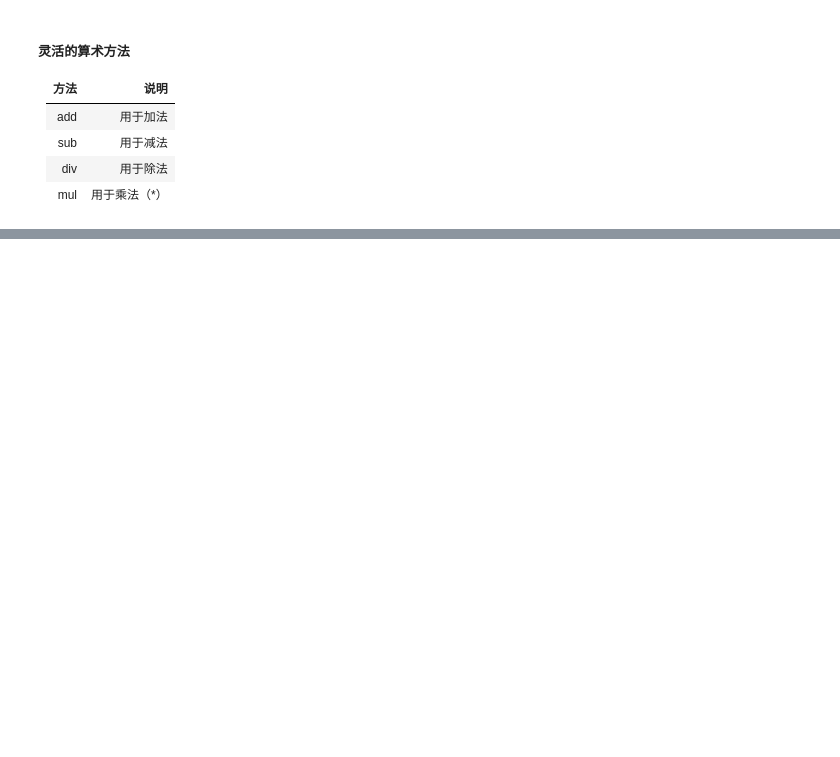
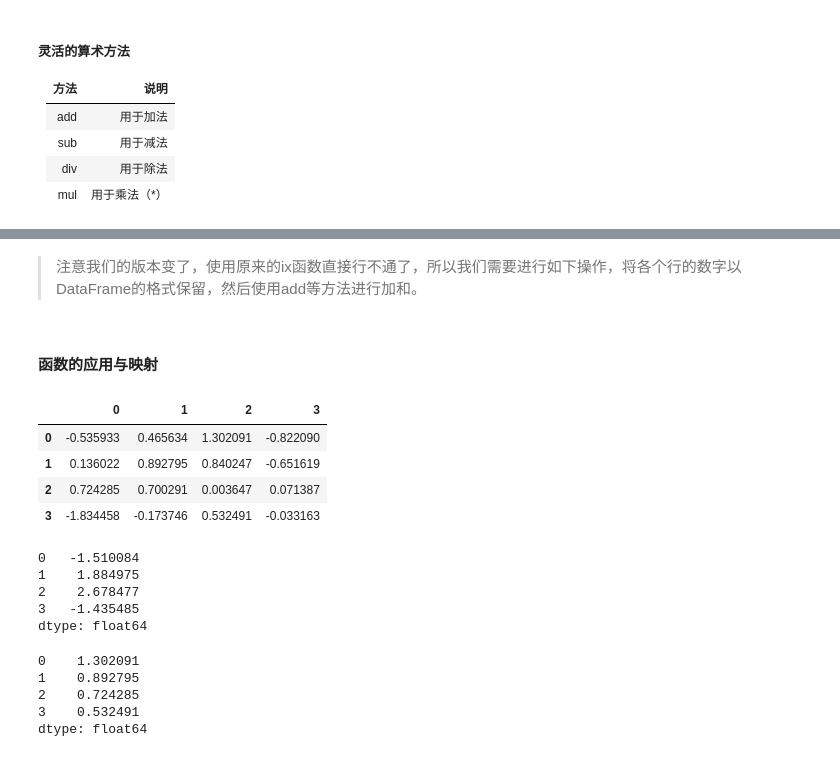
Before and after one commit to mushroomouou/Python, a Jupyter notebook: Pandas/Pandas入门.ipynb, the cells around one changed output, grey strips where cells are left out. Drawn from its saved outputs; the diff is of its cells as text; code cells hidden in the pictures; blank space fills up the shorter version.

```diff
--- a/Pandas/Pandas入门.ipynb
+++ b/Pandas/Pandas入门.ipynb
@@ -347,0 +309,32 @@ df1.add(df2,fill_value=0)
+# %% [markdown]
+> 注意我们的版本变了，使用原来的ix函数直接行不通了，所以我们需要进行如下操作，将各个行的数字以DataFrame的格式保留，然后使用add等方法进行加和。
+# %% [markdown]
+#### 函数的应用与映射
+# %%
+func_output = DataFrame(np.random.randn(4,4))
+func_output
+# 可以直接使用函数对每一个数值进行操作。
+# %% [output]
+|  | 0 | 1 | 2 | 3 |
+| 0 | -0.535933 | 0.465634 | 1.302091 | -0.822090 |
+| 1 | 0.136022 | 0.892795 | 0.840247 | -0.651619 |
+| 2 | 0.724285 | 0.700291 | 0.003647 | 0.071387 |
+| 3 | -1.834458 | -0.173746 | 0.532491 | -0.033163 |
+# %%
+np.sum(func_output)
+# 行相加，得出值
+# %% [output]
+0   -1.510084
+1    1.884975
+2    2.678477
+3   -1.435485
+dtype: float64
+# %%
+# 复习一下，我们说的axis=1 是指对行进行比较，而当axis=0时我们比较的是列向比，而且我们常用的是把每个feature——name相同的对象放在一起构成index，所以日常需要的是列向比较，如果非得使用这种比较的话我们采用axis换轴操作
+func_output.apply(lambda x:x.max(),axis=1)
+# %% [output]
+0    1.302091
+1    0.892795
+2    0.724285
+3    0.532491
+dtype: float64
```
Also changed, not shown: parts of 27 cells of this notebook, 1 other file.
